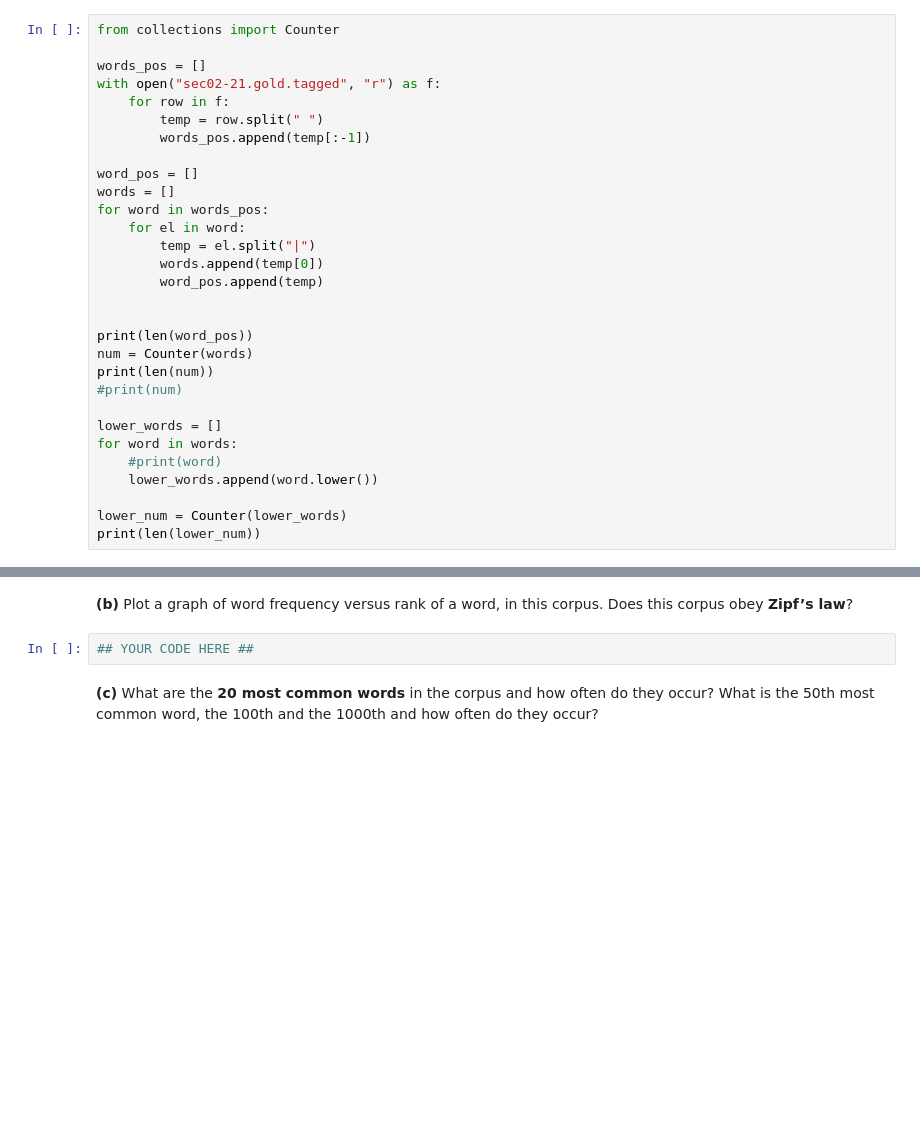
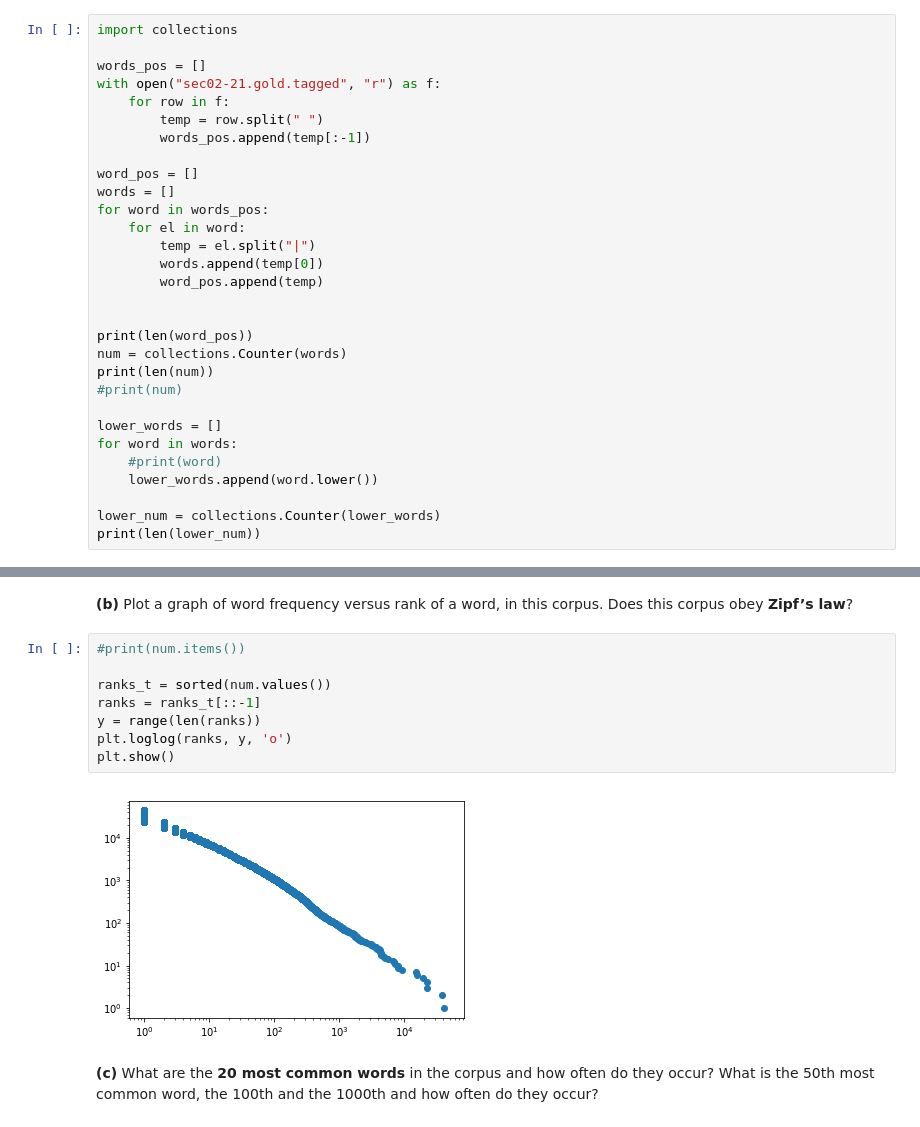
Before and after one commit to LindaPetrini/NLP_lab, a Jupyter notebook: lab1.ipynb, the cells around one changed output, grey strips where cells are left out. Drawn from its saved outputs; the diff is of its cells as text; blank space fills up the shorter version.

```diff
--- a/lab1.ipynb
+++ b/lab1.ipynb
@@ -55,7 +55,7 @@ You are provided with a corpus containing words with their Part-of-Speech tags (
 
 Estimate the vocabulary size both by **lowercasing** all the words as well as by leaving the words in their **original orthography**. What is an advantage of lowercasing all the words in your corpus? What is a notable downside? **Give examples.**
 # %%
-from collections import Counter
+import collections
 
 words_pos = []
 with open("sec02-21.gold.tagged", "r") as f:
@@ -73,7 +73,7 @@ for word in words_pos:
 
 
 print(len(word_pos))
-num = Counter(words)
+num = collections.Counter(words)
 print(len(num))
 #print(num)
 
@@ -82,7 +82,7 @@ for word in words:
     #print(word)
     lower_words.append(word.lower())
 
-lower_num = Counter(lower_words)
+lower_num = collections.Counter(lower_words)
 print(len(lower_num))
 # %% [output]
 929552
@@ -98,8 +97,16 @@ For the rest of this exercise you should use the **original orthography** of the
 ------
 # %% [markdown]
 **(b)** Plot a graph of word frequency versus rank of a word, in this corpus. Does this corpus obey **Zipf’s law**?
-# %%
-## YOUR CODE HERE ##
+# %%
+#print(num.items())
+
+ranks_t = sorted(num.values())
+ranks = ranks_t[::-1]
+y = range(len(ranks))
+plt.loglog(ranks, y, 'o')
+plt.show()
+# %% [output]
+[figure, added]
 # %% [markdown]
 **(c)** What are the **20 most common words** in the corpus and how often do they occur? What is the 50th most common word, the 100th and the 1000th and how often do they occur?
 # %%
```
Also changed, not shown: parts of 3 cells of this notebook.
